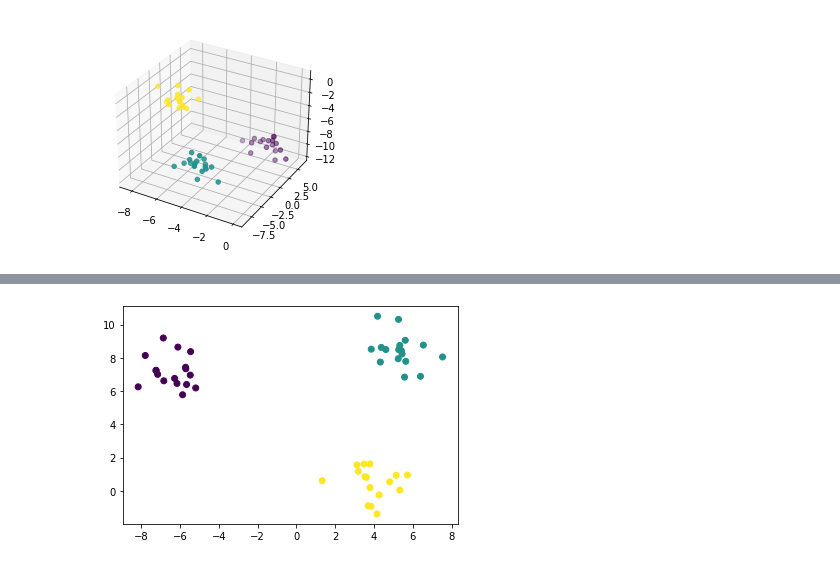
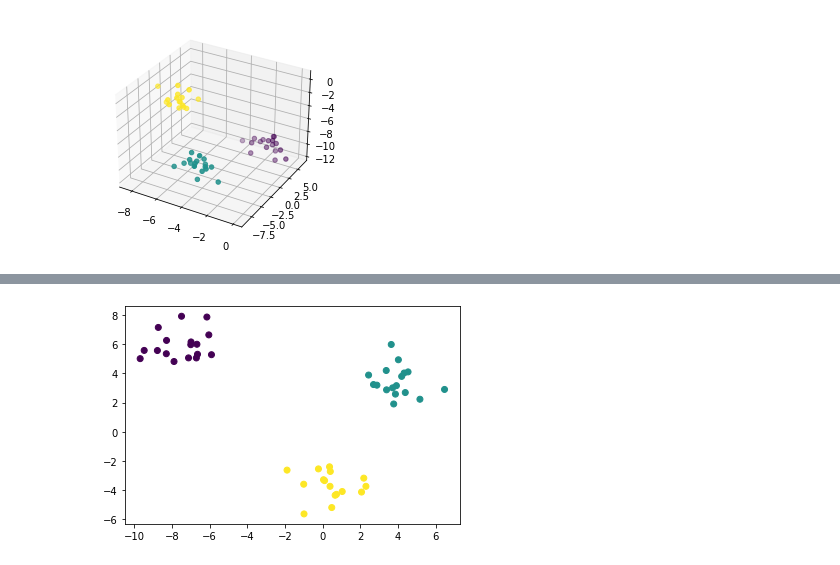
Before and after one commit to LakeYin/SAE-Pipe, a Jupyter notebook: examples/toy_example.ipynb, the cells around one changed output, grey strips where cells are left out. Drawn from its saved outputs; the diff is of its cells as text; code cells hidden in the pictures.

```diff
--- a/examples/toy_example.ipynb
+++ b/examples/toy_example.ipynb
@@ -23,9 +23,9 @@ model = Sequential()
 model.add(Dense(2))
 
 difference = lambda a, b: norm(a - b)
-pipeline = EmbeddingPipeline(model, 2).train(difference, X, epochs=5)
+pipeline = EmbeddingPipeline(model, 2).train(difference, X, epochs=3)
 
-X_pred = pipeline.predict(X)
+X_pred = pipeline.embed(X)
 
 fig = plt.figure()
 ax = fig.add_subplot()
@@ -51 +45 @@ Total loss: 411.4060363769531
-[figure, old version]
+[figure, new version]
```
Also changed, not shown: parts of 1 cell of this notebook, 2 other files.
